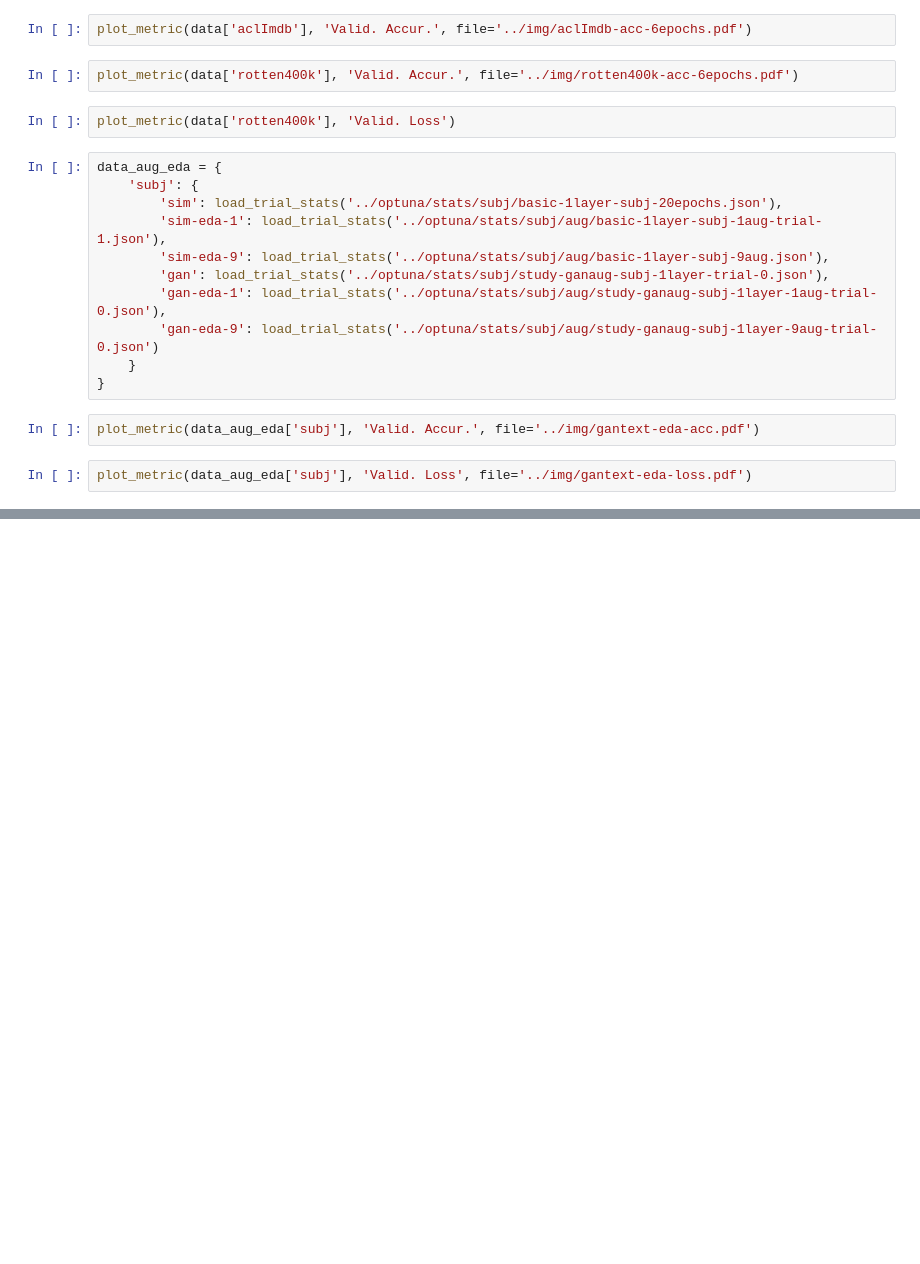
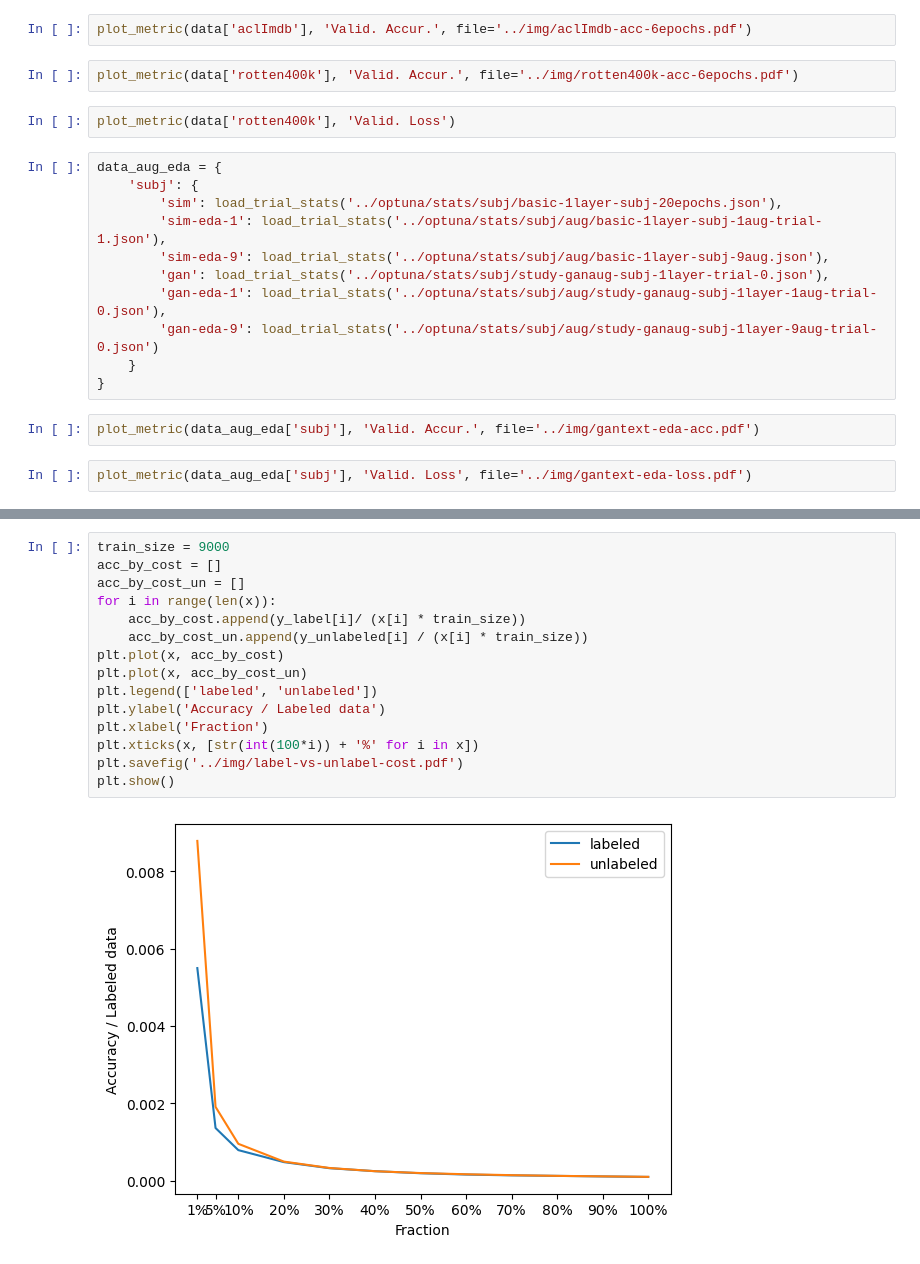
Before and after one commit to popop12342/mestrado-exp, a Jupyter notebook: gan_aug/notebooks/result_analysis.ipynb, the cells around one changed output, grey strips where cells are left out. Drawn from its saved outputs; the diff is of its cells as text; blank space fills up the shorter version.

```diff
--- a/gan_aug/notebooks/result_analysis.ipynb
+++ b/gan_aug/notebooks/result_analysis.ipynb
@@ -83,0 +88,17 @@ plt.show()
+# %%
+train_size = 9000
+acc_by_cost = []
+acc_by_cost_un = []
+for i in range(len(x)):
+    acc_by_cost.append(y_label[i]/ (x[i] * train_size))
+    acc_by_cost_un.append(y_unlabeled[i] / (x[i] * train_size))
+plt.plot(x, acc_by_cost)
+plt.plot(x, acc_by_cost_un)
+plt.legend(['labeled', 'unlabeled'])
+plt.ylabel('Accuracy / Labeled data')
+plt.xlabel('Fraction')
+plt.xticks(x, [str(int(100*i)) + '%' for i in x])
+plt.savefig('../img/label-vs-unlabel-cost.pdf')
+plt.show()
+# %% [output]
+[figure, added]
```
Also changed, not shown: parts of 3 cells of this notebook, 6 other files.
